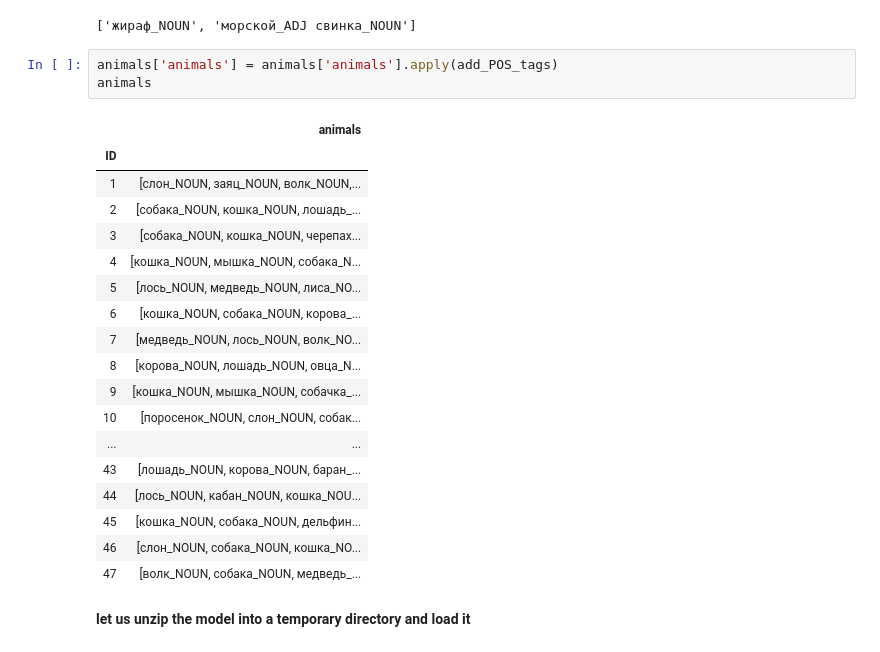
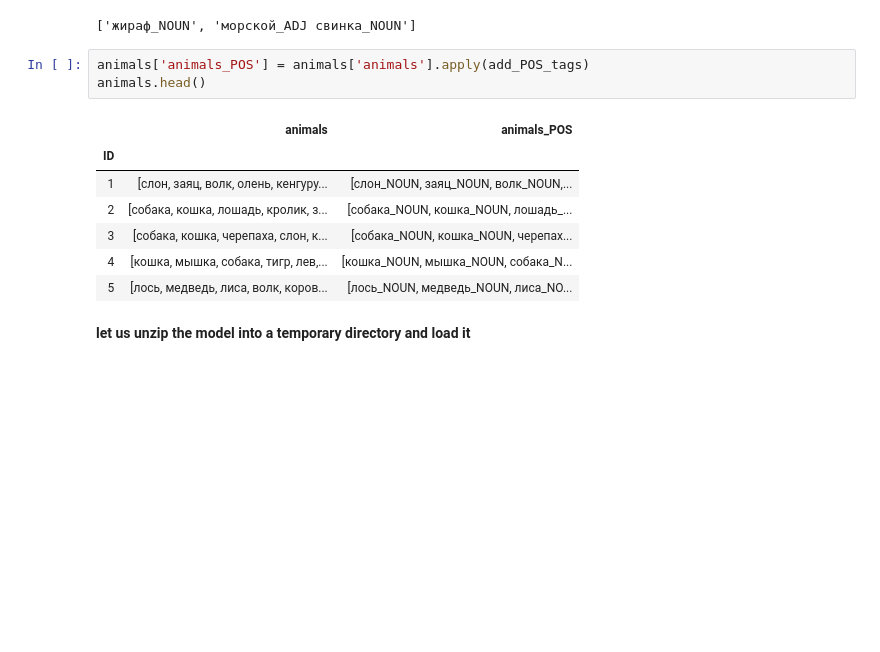
Before and after one commit to flying-bear/verbal_fluency, a Jupyter notebook: clustering.ipynb, the cells around one changed output. Saved outputs shown, nothing was run; the diff lists cells and outputs as text; blank space fills up the shorter version.

```diff
--- a/clustering.ipynb
+++ b/clustering.ipynb
@@ -79,27 +69,16 @@ add_POS_tags(['жираф', 'морской свинка'])
 # %% [output]
 ['жираф_NOUN', 'морской_ADJ свинка_NOUN']
 # %%
-animals['animals'] = animals['animals'].apply(add_POS_tags)
-animals
+animals['animals_POS'] = animals['animals'].apply(add_POS_tags)
+animals.head()
 # %% [output]
-|  | animals |
-| ID |  |
-| 1 | [слон_NOUN, заяц_NOUN, волк_NOUN,... |
-| 2 | [собака_NOUN, кошка_NOUN, лошадь_... |
-| 3 | [собака_NOUN, кошка_NOUN, черепах... |
-| 4 | [кошка_NOUN, мышка_NOUN, собака_N... |
-| 5 | [лось_NOUN, медведь_NOUN, лиса_NO... |
-| 6 | [кошка_NOUN, собака_NOUN, корова_... |
-| 7 | [медведь_NOUN, лось_NOUN, волк_NO... |
-| 8 | [корова_NOUN, лошадь_NOUN, овца_N... |
-| 9 | [кошка_NOUN, мышка_NOUN, собачка_... |
-| 10 | [поросенок_NOUN, слон_NOUN, собак... |
-| ... | ... |
-| 43 | [лошадь_NOUN, корова_NOUN, баран_... |
-| 44 | [лось_NOUN, кабан_NOUN, кошка_NOU... |
-| 45 | [кошка_NOUN, собака_NOUN, дельфин... |
-| 46 | [слон_NOUN, собака_NOUN, кошка_NO... |
-| 47 | [волк_NOUN, собака_NOUN, медведь_... |
+|  | animals | animals_POS |
+| ID |  |  |
+| 1 | [слон, заяц, волк, олень, кенгуру... | [слон_NOUN, заяц_NOUN, волк_NOUN,... |
+| 2 | [собака, кошка, лошадь, кролик, з... | [собака_NOUN, кошка_NOUN, лошадь_... |
+| 3 | [собака, кошка, черепаха, слон, к... | [собака_NOUN, кошка_NOUN, черепах... |
+| 4 | [кошка, мышка, собака, тигр, лев,... | [кошка_NOUN, мышка_NOUN, собака_N... |
+| 5 | [лось, медведь, лиса, волк, коров... | [лось_NOUN, медведь_NOUN, лиса_NO... |
 # %% [markdown]
 **let us unzip the model into a temporary directory and load it**
 # %%
```
Also changed, not shown: parts of 27 cells of this notebook, 2 other files.
